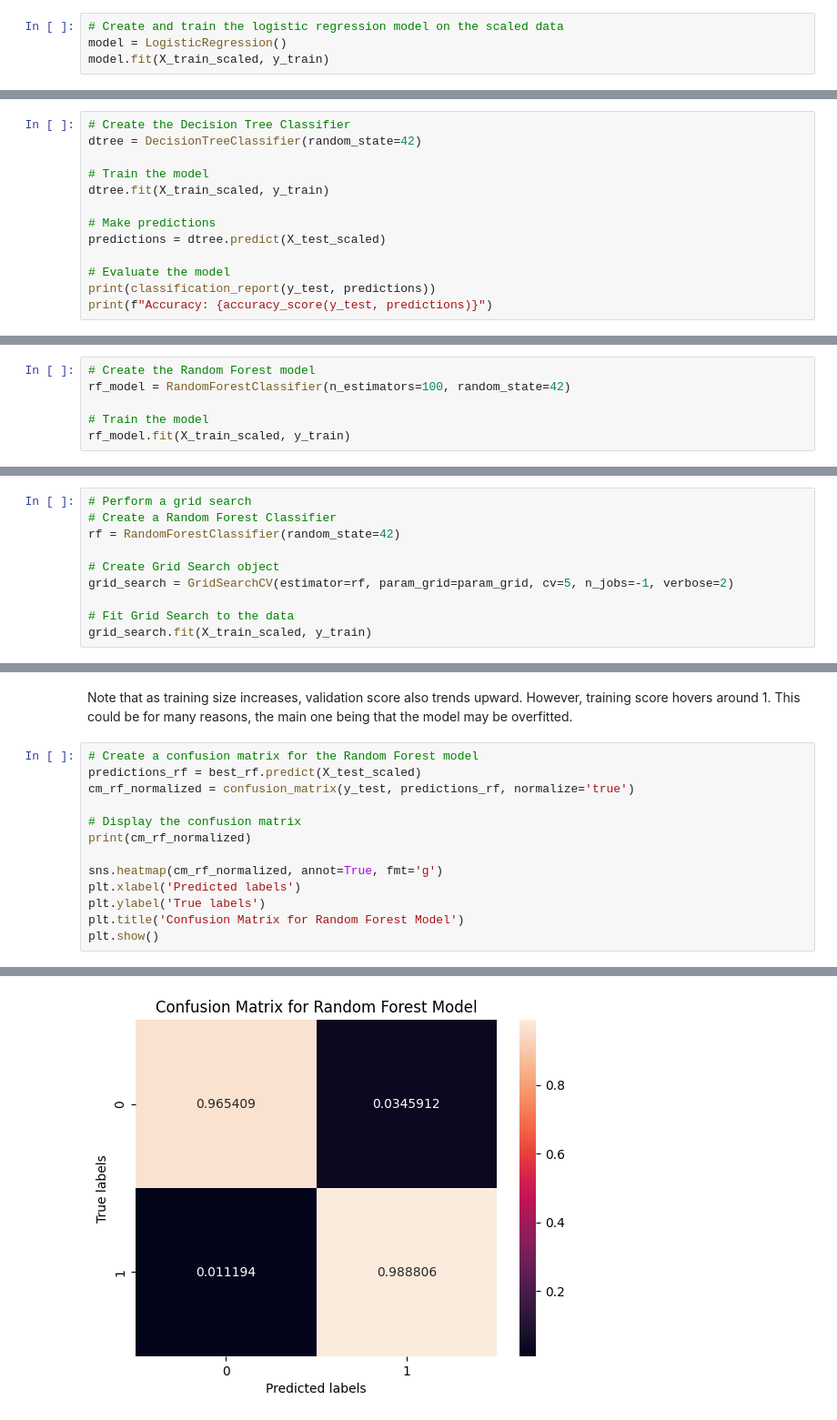
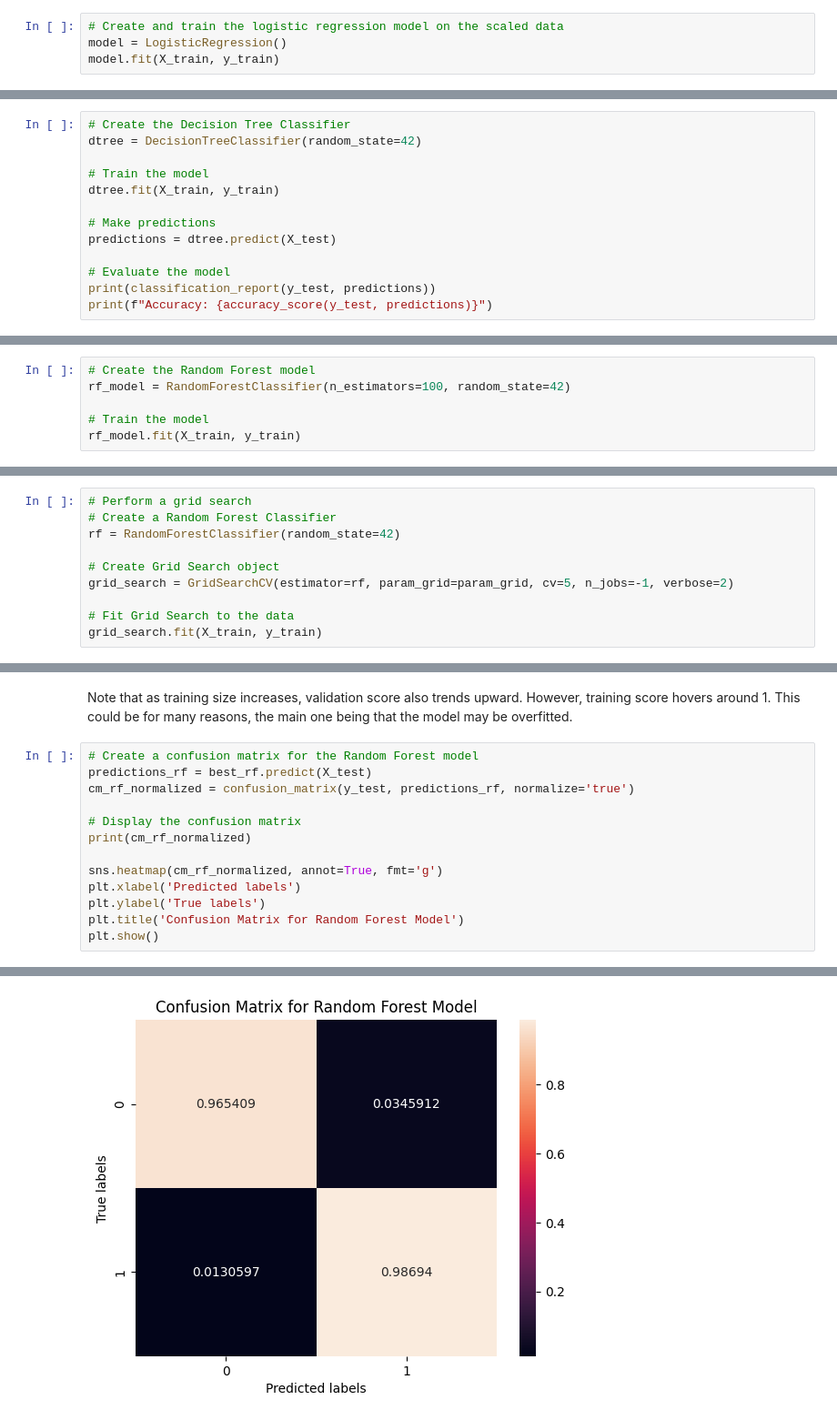
Before and after one commit to aliciahlavac/Project_4, a Jupyter notebook: Main.ipynb, the cells around one changed output, grey strips where cells are left out. Shown at 91% size. Cells and saved outputs as stored; diff of their text form.

```diff
--- a/Main.ipynb
+++ b/Main.ipynb
@@ -441,7 +450,7 @@ X_test_scaled = scaler.transform(X_test)
 # %%
 # Create and train the logistic regression model on the scaled data
 model = LogisticRegression()
-model.fit(X_train_scaled, y_train)
+model.fit(X_train, y_train)
 # %% [output]
 LogisticRegression()
 # %%
@@ -498,10 +505,10 @@ The confusion matrix of the logistic regression model reveals insightful details
 dtree = DecisionTreeClassifier(random_state=42)
 
 # Train the model
-dtree.fit(X_train_scaled, y_train)
+dtree.fit(X_train, y_train)
 
 # Make predictions
-predictions = dtree.predict(X_test_scaled)
+predictions = dtree.predict(X_test)
 
 # Evaluate the model
 print(classification_report(y_test, predictions))
@@ -554,7 +559,7 @@ The normalized confusion matrix for the decision tree model demonstrates its rob
 rf_model = RandomForestClassifier(n_estimators=100, random_state=42)
 
 # Train the model
-rf_model.fit(X_train_scaled, y_train)
+rf_model.fit(X_train, y_train)
 # %% [output]
 RandomForestClassifier(random_state=42)
 # %%
@@ -605,7 +621,7 @@ rf = RandomForestClassifier(random_state=42)
 grid_search = GridSearchCV(estimator=rf, param_grid=param_grid, cv=5, n_jobs=-1, verbose=2)
 
 # Fit Grid Search to the data
-grid_search.fit(X_train_scaled, y_train)
+grid_search.fit(X_train, y_train)
 # %% [output]
 Fitting 5 folds for each of 36 candidates, totalling 180 fits
 GridSearchCV(cv=5, estimator=RandomForestClassifier(random_state=42), n_jobs=-1,
@@ -677,7 +704,7 @@ plt.show()
 Note that as training size increases, validation score also trends upward.  However, training score hovers around 1. This could be for many reasons, the main one being that the model may be overfitted.
 # %%
 # Create a confusion matrix for the Random Forest model
-predictions_rf = best_rf.predict(X_test_scaled)
+predictions_rf = best_rf.predict(X_test)
 cm_rf_normalized = confusion_matrix(y_test, predictions_rf, normalize='true')
 
 # Display the confusion matrix
@@ -694,2 +721,2 @@ plt.show()
-[figure, old version]
+[figure, new version]
 # %% [markdown]
```
Also changed, not shown: parts of 19 cells of this notebook.
